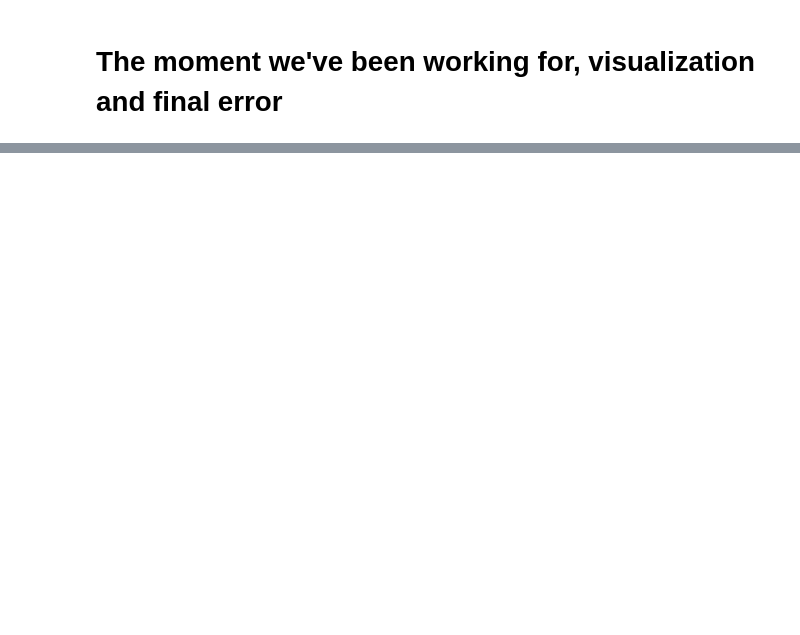
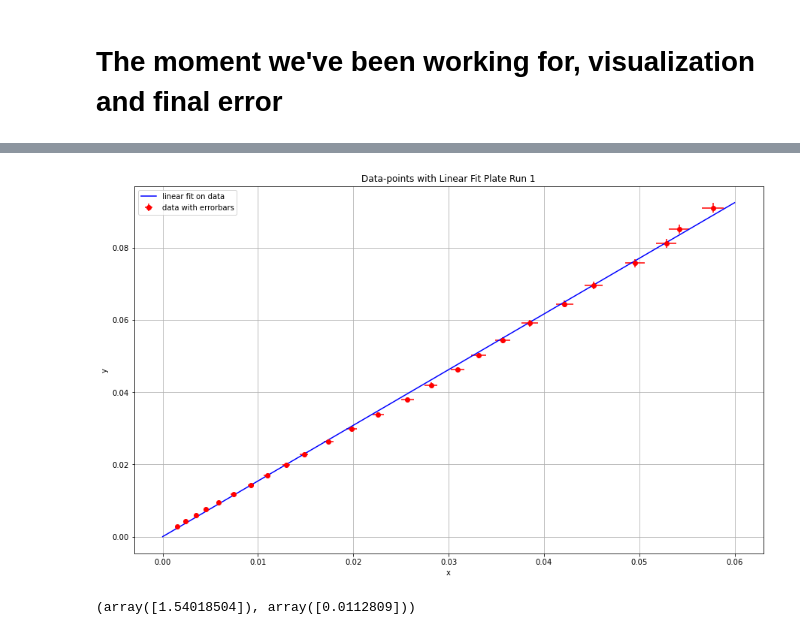
Before and after one commit to diodeamy/Waves-And-Optics, a Jupyter notebook: Refraction-Index.ipynb, the cells around one changed output, grey strips where cells are left out. Cells and saved outputs as stored; diff of their text form; code cells hidden in the pictures; blank space fills up the shorter version.

```diff
--- a/Refraction-Index.ipynb
+++ b/Refraction-Index.ipynb
@@ -423,0 +466,5 @@ fit(runB2)
+# %%
+fit({"Plate Run 1": runW1})
+# %% [output]
+[figure, added]
+(array([1.54018504]), array([0.0112809]))
```
Also changed, not shown: parts of 22 cells of this notebook, 5 other files.
